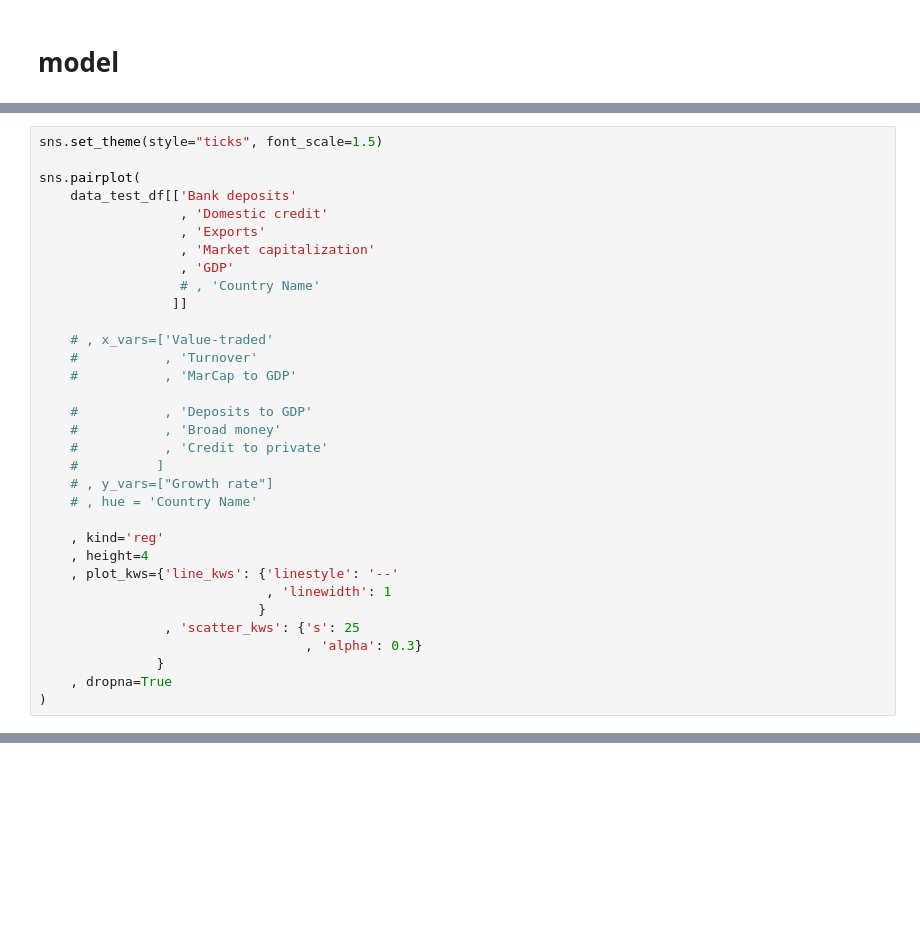
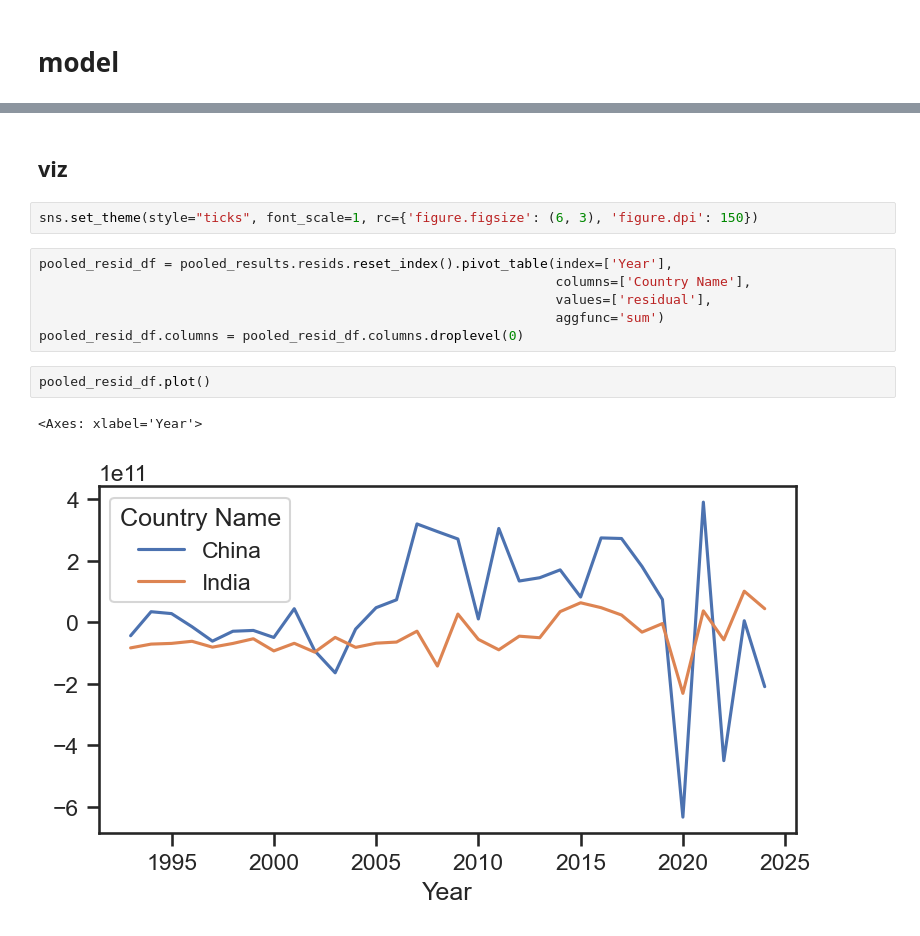
Before and after one commit to BDKlyukin/conferences, a Jupyter notebook: 2026.04.21/2_panel_regressionm.ipynb, the cells around one changed output, grey strips where cells are left out. Drawn from its saved outputs; the diff is of its cells as text; blank space fills up the shorter version.

```diff
--- a/2026.04.21/2_panel_regressionm.ipynb
+++ b/2026.04.21/2_panel_regressionm.ipynb
@@ -392,33 +372,0 @@ data_test_df = data_test_df.reset_index()
-# %%
-sns.set_theme(style="ticks", font_scale=1.5)
-
-sns.pairplot(
-    data_test_df[['Bank deposits'
-                  , 'Domestic credit'
-                  , 'Exports'
-                  , 'Market capitalization'
-                  , 'GDP'
-                  # , 'Country Name'
-                 ]]
-
-    # , x_vars=['Value-traded'
-    #           , 'Turnover'
-    #           , 'MarCap to GDP'
-
-    #           , 'Deposits to GDP'
-    #           , 'Broad money'
-    #           , 'Credit to private'
-    #          ]
-    # , y_vars=["Growth rate"]
-    # , hue = 'Country Name'
-
-    , kind='reg'
-    , height=4
-    , plot_kws={'line_kws': {'linestyle': '--'
-                             , 'linewidth': 1
-                            }
-                , 'scatter_kws': {'s': 25
-                                  , 'alpha': 0.3}
-               }
-    , dropna=True
-)
@@ -493,0 +443,15 @@ g.despine(bottom=True, left=True)
+# %% [markdown]
+## viz
+# %%
+sns.set_theme(style="ticks", font_scale=1, rc={'figure.figsize': (6, 3), 'figure.dpi': 150})
+# %%
+pooled_resid_df = pooled_results.resids.reset_index().pivot_table(index=['Year'],
+                                                                  columns=['Country Name'],
+                                                                  values=['residual'],
+                                                                  aggfunc='sum')
+pooled_resid_df.columns = pooled_resid_df.columns.droplevel(0)
+# %%
+pooled_resid_df.plot()
+# %% [output]
+<Axes: xlabel='Year'>
+[figure, added]
```
Also changed, not shown: parts of 35 cells of this notebook, 6 other files.
